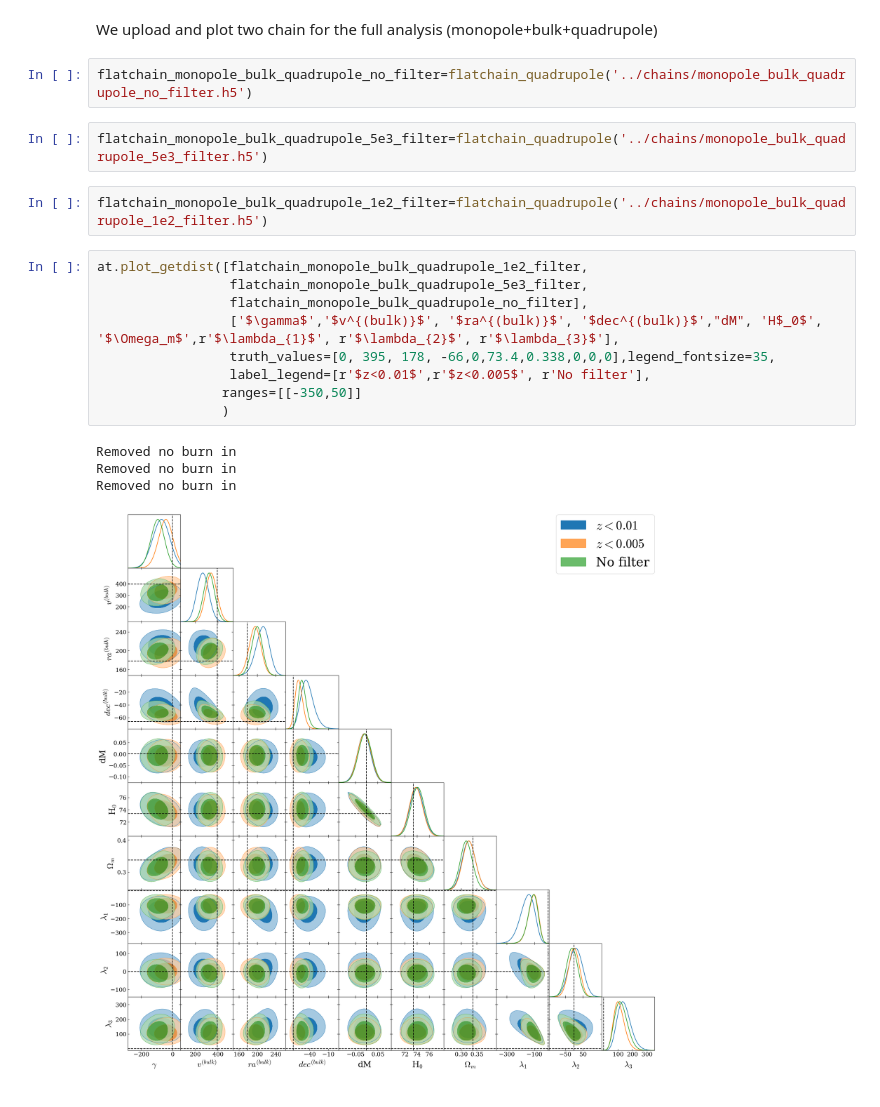
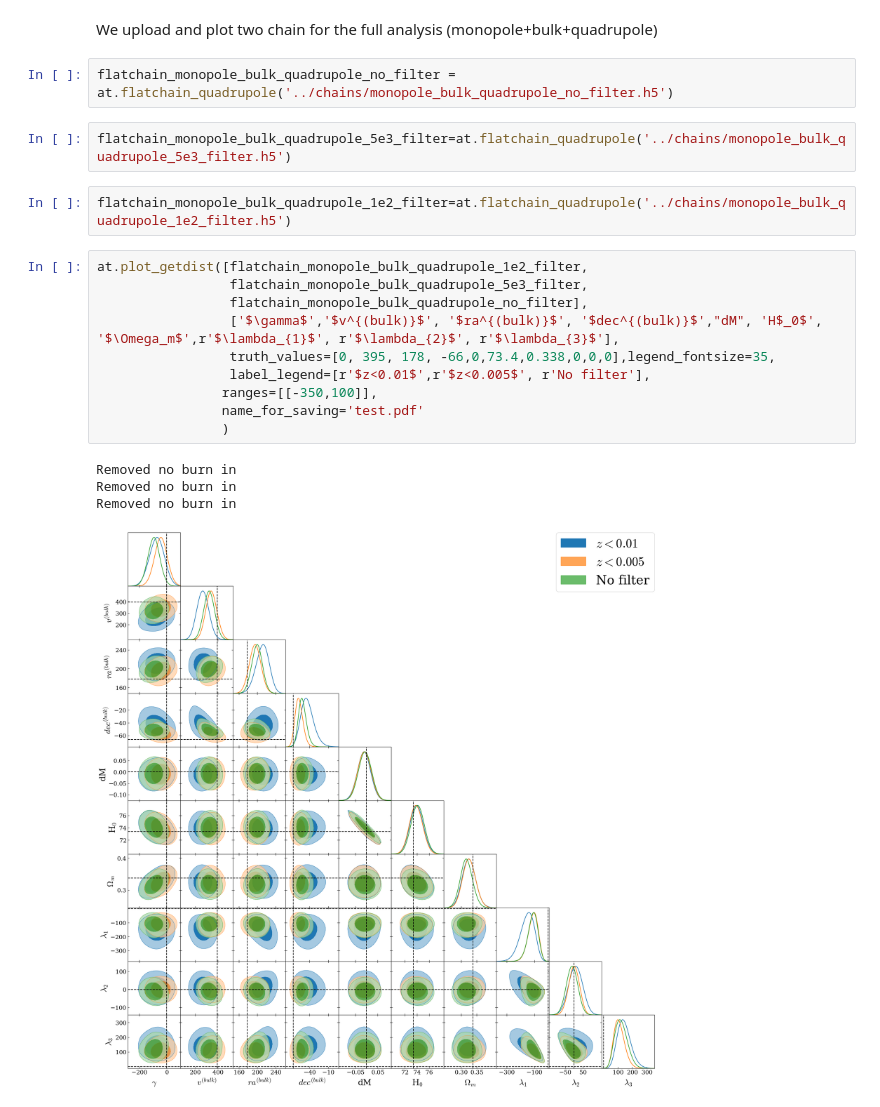
Before and after one commit to fsorrenti/scoutpip, a Jupyter notebook: notebooks/example_notebook.ipynb, the cells around one changed output. Drawn from its saved outputs; the diff is of its cells as text.

```diff
--- a/notebooks/example_notebook.ipynb
+++ b/notebooks/example_notebook.ipynb
@@ -299,22 +296,23 @@ Removed no burn in
 # %% [markdown]
 We upload and plot two chain for the full analysis (monopole+bulk+quadrupole)
 # %%
-flatchain_monopole_bulk_quadrupole_no_filter=flatchain_quadrupole('../chains/monopole_bulk_quadrupole_no_filter.h5')
+flatchain_monopole_bulk_quadrupole_no_filter = at.flatchain_quadrupole('../chains/monopole_bulk_quadrupole_no_filter.h5')
 # %%
-flatchain_monopole_bulk_quadrupole_5e3_filter=flatchain_quadrupole('../chains/monopole_bulk_quadrupole_5e3_filter.h5')
+flatchain_monopole_bulk_quadrupole_5e3_filter=at.flatchain_quadrupole('../chains/monopole_bulk_quadrupole_5e3_filter.h5')
 # %%
-flatchain_monopole_bulk_quadrupole_1e2_filter=flatchain_quadrupole('../chains/monopole_bulk_quadrupole_1e2_filter.h5')
+flatchain_monopole_bulk_quadrupole_1e2_filter=at.flatchain_quadrupole('../chains/monopole_bulk_quadrupole_1e2_filter.h5')
 # %%
 at.plot_getdist([flatchain_monopole_bulk_quadrupole_1e2_filter,
                  flatchain_monopole_bulk_quadrupole_5e3_filter,
                  flatchain_monopole_bulk_quadrupole_no_filter],
                  ['$\gamma$','$v^{(bulk)}$', '$ra^{(bulk)}$', '$dec^{(bulk)}$',"dM", 'H$_0$', '$\Omega_m$',r'$\lambda_{1}$', r'$\lambda_{2}$', r'$\lambda_{3}$'],
                  truth_values=[0, 395, 178, -66,0,73.4,0.338,0,0,0],legend_fontsize=35,
                  label_legend=[r'$z<0.01$',r'$z<0.005$', r'No filter'],
-                ranges=[[-350,50]]
+                ranges=[[-350,100]],
+                name_for_saving='test.pdf'
                 )
 # %% [output]
 Removed no burn in
 Removed no burn in
 Removed no burn in
-[figure, old version]
+[figure, new version]
```
Also changed, not shown: parts of 4 cells of this notebook, 8 other files.
